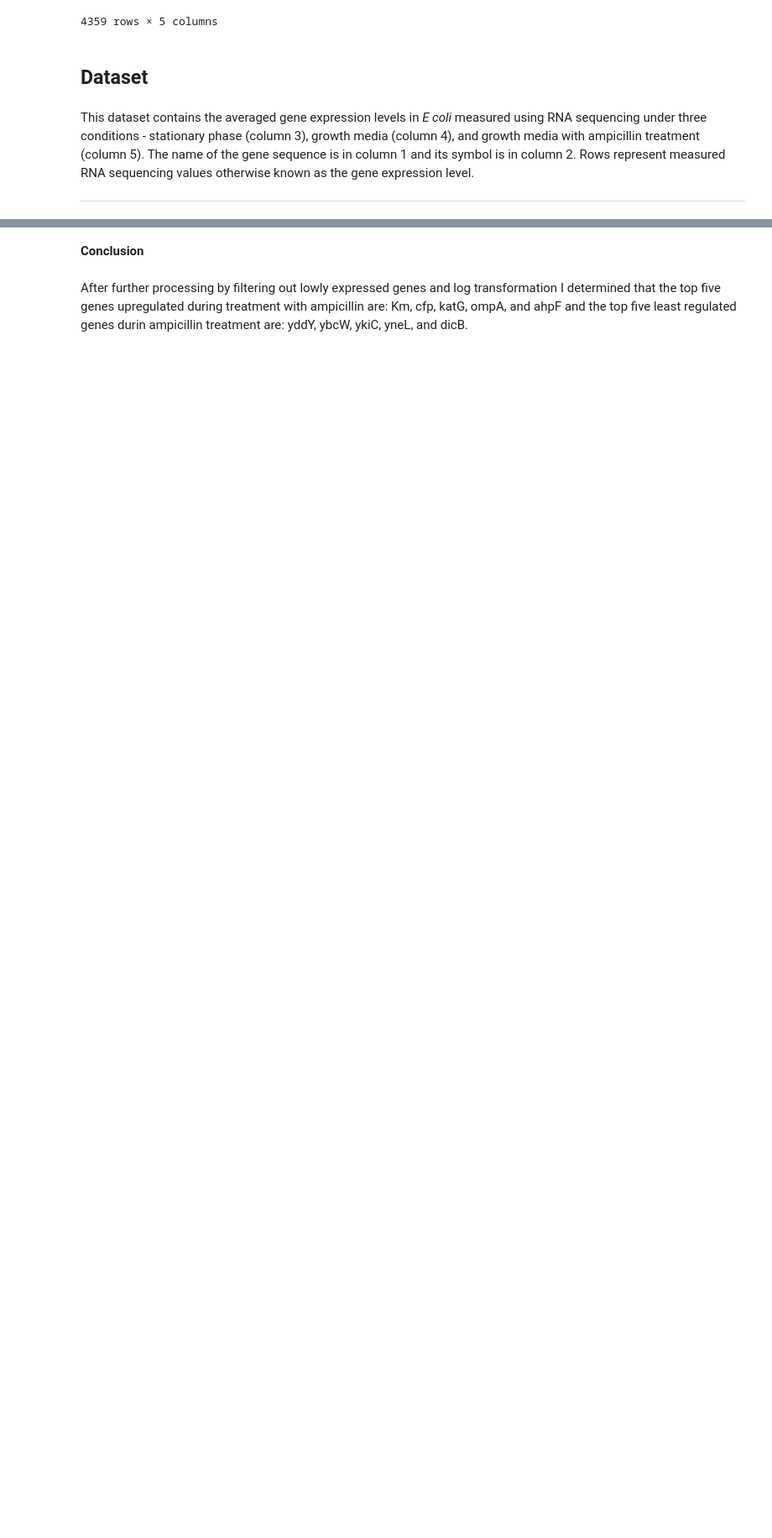
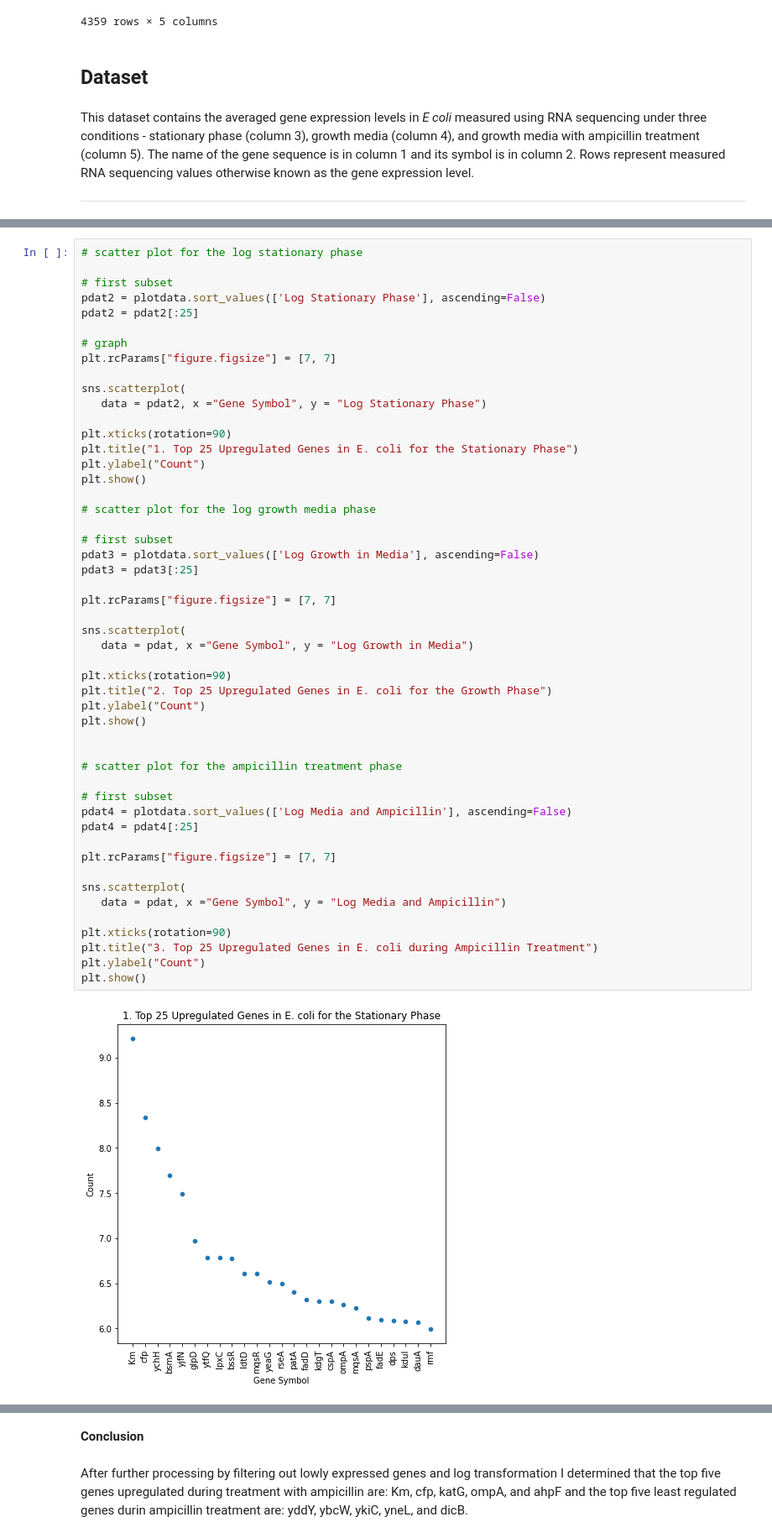
Before and after one commit to data301-2020-winter2/course-project-solo_115, a Jupyter notebook: analysis/Task5/Task_5_Analysis.ipynb, the cells around one changed output, grey strips where cells are left out. Shown: that part at 84% size. Cells and saved outputs as stored; diff of their text form; blank space fills up the shorter version.

```diff
--- a/analysis/Task5/Task_5_Analysis.ipynb
+++ b/analysis/Task5/Task_5_Analysis.ipynb
@@ -206,0 +160,52 @@ plt.show()
+# %%
+# scatter plot for the log stationary phase
+
+# first subset
+pdat2 = plotdata.sort_values(['Log Stationary Phase'], ascending=False)
+pdat2 = pdat2[:25]
+
+# graph
+plt.rcParams["figure.figsize"] = [7, 7]
+
+sns.scatterplot(
+   data = pdat2, x ="Gene Symbol", y = "Log Stationary Phase")
+
+plt.xticks(rotation=90)
+plt.title("1. Top 25 Upregulated Genes in E. coli for the Stationary Phase")
+plt.ylabel("Count")
+plt.show()
+
+# scatter plot for the log growth media phase
+
+# first subset
+pdat3 = plotdata.sort_values(['Log Growth in Media'], ascending=False)
+pdat3 = pdat3[:25]
+
+plt.rcParams["figure.figsize"] = [7, 7]
+
+sns.scatterplot(
+   data = pdat, x ="Gene Symbol", y = "Log Growth in Media")
+
+plt.xticks(rotation=90)
+plt.title("2. Top 25 Upregulated Genes in E. coli for the Growth Phase")
+plt.ylabel("Count")
+plt.show()
+
+
+# scatter plot for the ampicillin treatment phase
+
+# first subset
+pdat4 = plotdata.sort_values(['Log Media and Ampicillin'], ascending=False)
+pdat4 = pdat4[:25]
+
+plt.rcParams["figure.figsize"] = [7, 7]
+
+sns.scatterplot(
+   data = pdat, x ="Gene Symbol", y = "Log Media and Ampicillin")
+
+plt.xticks(rotation=90)
+plt.title("3. Top 25 Upregulated Genes in E. coli during Ampicillin Treatment")
+plt.ylabel("Count")
+plt.show()
+# %% [output]
+[figure, added]
```
Also changed, not shown: parts of 53 cells of this notebook, 2 other files.
